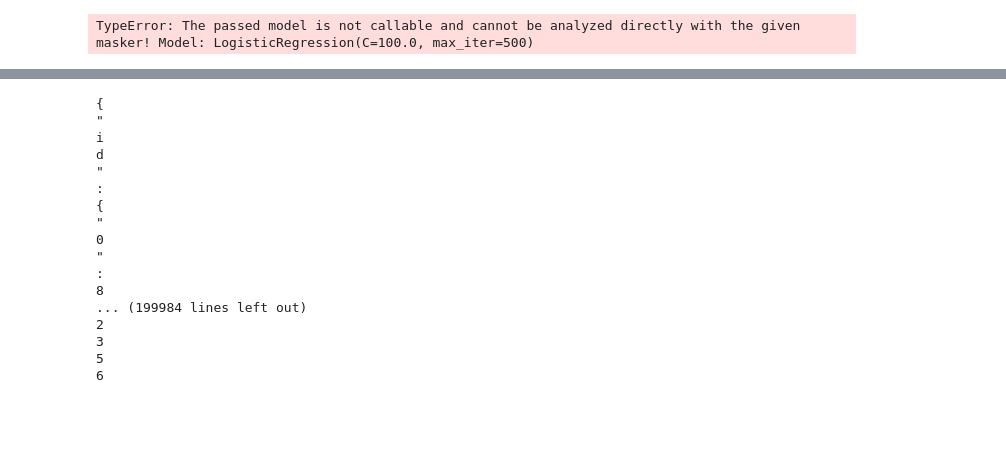
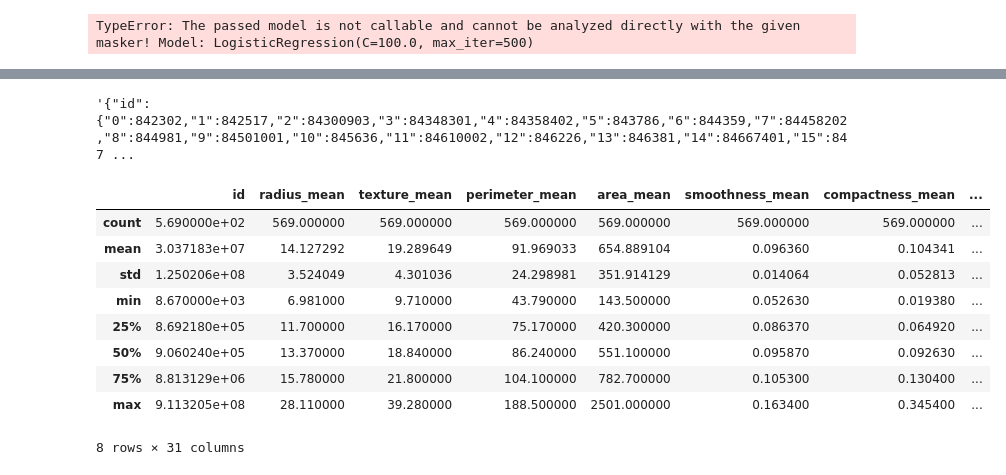
Before and after one commit to Laeti-dev/flask_streamlit, a Jupyter notebook: request.ipynb, the cells around one changed output, grey strips where cells are left out. Drawn from its saved outputs; the diff is of its cells as text; code cells hidden in the pictures; blank space fills up the shorter version.

```diff
--- a/request.ipynb
+++ b/request.ipynb
@@ -134,21 +117,23 @@ texture_worst {'0': 17.33, '1': 23.41, '10': 33.88, '100': 35.27, '101': 19.54,
-# %%
-for d in r.text:
-    print(d)
-# %% [output]
-{
-"
-i
-d
-"
-:
-{
-"
-0
-"
-:
-8
-... (199984 lines left out)
-2
-3
-5
-6
+# %%
+r = requests.get('http://127.0.0.1:5000/rawdata')
+r.json()
+(pd.read_json(r.json(), orient='records')).to_json()
+# %% [output]
+'{"id":{"0":842302,"1":842517,"2":84300903,"3":84348301,"4":84358402,"5":843786,"6":844359,"7":84458202,"8":844981,"9":84501001,"10":845636,"11":84610002,"12":846226,"13":846381,"14":84667401,"15":847 ...
+# %%
+r = requests.get('http://127.0.0.1:5000/rawdata')
+data = r.json()
+data = pd.read_json(data, orient="records")
+data_noid = data.drop(columns="id")
+data.describe()
+# %% [output]
+|  | id | radius_mean | texture_mean | perimeter_mean | area_mean | smoothness_mean | compactness_mean | ... |
+| count | 5.690000e+02 | 569.000000 | 569.000000 | 569.000000 | 569.000000 | 569.000000 | 569.000000 | ... |
+| mean | 3.037183e+07 | 14.127292 | 19.289649 | 91.969033 | 654.889104 | 0.096360 | 0.104341 | ... |
+| std | 1.250206e+08 | 3.524049 | 4.301036 | 24.298981 | 351.914129 | 0.014064 | 0.052813 | ... |
+| min | 8.670000e+03 | 6.981000 | 9.710000 | 43.790000 | 143.500000 | 0.052630 | 0.019380 | ... |
+| 25% | 8.692180e+05 | 11.700000 | 16.170000 | 75.170000 | 420.300000 | 0.086370 | 0.064920 | ... |
+| 50% | 9.060240e+05 | 13.370000 | 18.840000 | 86.240000 | 551.100000 | 0.095870 | 0.092630 | ... |
+| 75% | 8.813129e+06 | 15.780000 | 21.800000 | 104.100000 | 782.700000 | 0.105300 | 0.130400 | ... |
+| max | 9.113205e+08 | 28.110000 | 39.280000 | 188.500000 | 2501.000000 | 0.163400 | 0.345400 | ... |
+8 rows × 31 columns
```
Also changed, not shown: parts of 1 cell of this notebook, 2 other files.
